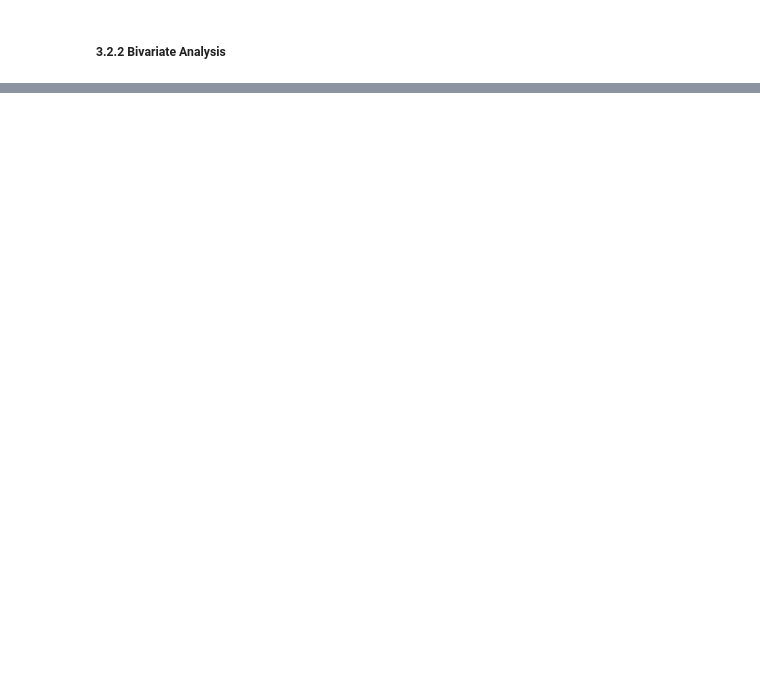
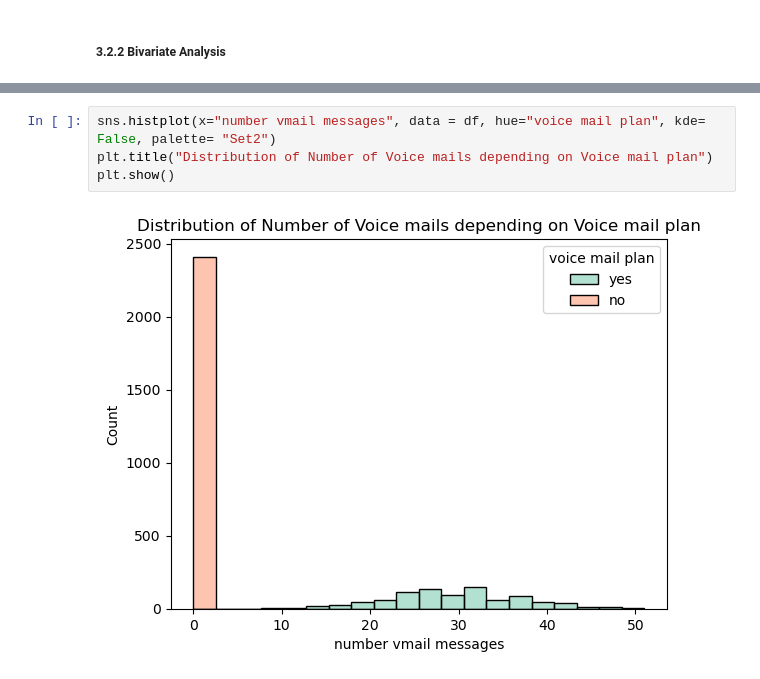
Before and after one commit to Isaac-Munyaka/Phase_3_project, a Jupyter notebook: customer_churn_prediction.ipynb, the cells around one changed output, grey strips where cells are left out. Drawn from its saved outputs; the diff is of its cells as text; blank space fills up the shorter version.

```diff
--- a/customer_churn_prediction.ipynb
+++ b/customer_churn_prediction.ipynb
@@ -288,0 +313,6 @@ plt.title("Distribution of ")
+# %%
+sns.histplot(x="number vmail messages", data = df, hue="voice mail plan", kde= False, palette= "Set2")
+plt.title("Distribution of Number of Voice mails depending on Voice mail plan")
+plt.show()
+# %% [output]
+[figure, added]
```
Also changed, not shown: parts of 7 cells of this notebook.
